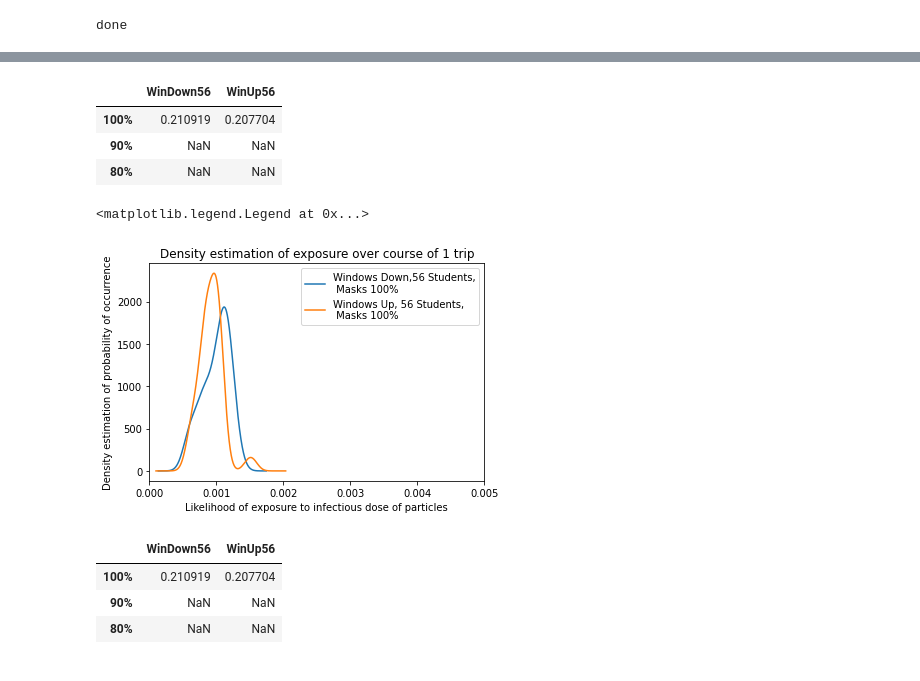
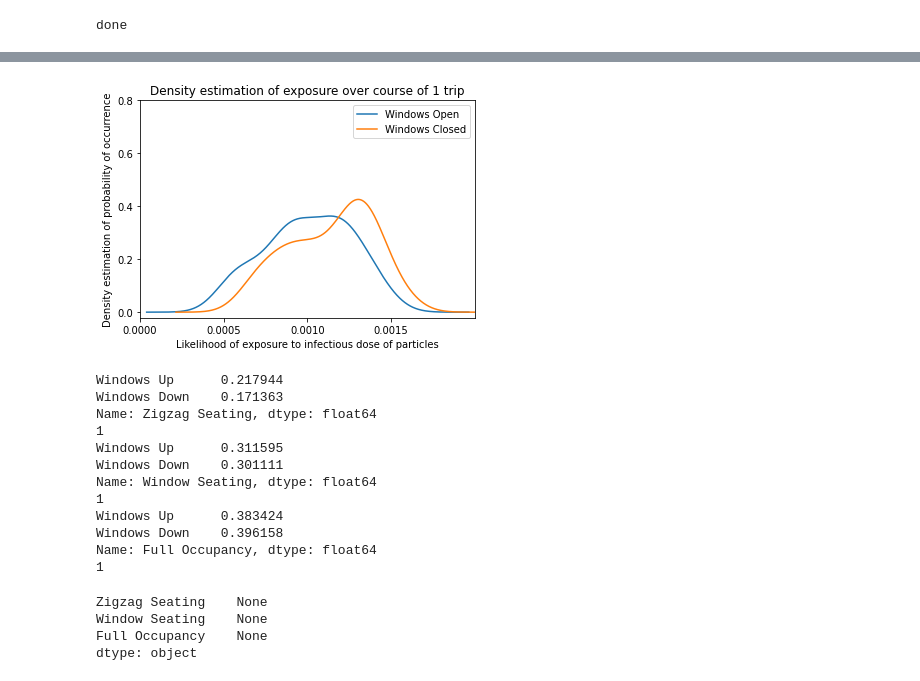
Before and after one commit to SonglingLu/OneRoomABM, a Jupyter notebook: notebooks/paper_functions_viz.ipynb, the cells around one changed output, grey strips where cells are left out. Drawn from its saved outputs; the diff is of its cells as text; code cells hidden in the pictures.

```diff
--- a/notebooks/paper_functions_viz.ipynb
+++ b/notebooks/paper_functions_viz.ipynb
@@ -529,42 +524,63 @@ out_df.index = ['100%', '90%', '80%'] # mask wearing rate
-# %%
-out_df
-# %% [output]
-|  | WinDown56 | WinUp56 |
-| 100% | 0.210919 | 0.207704 |
-| 90% | NaN | NaN |
-| 80% | NaN | NaN |
 # %%
 
 pd.Series(bus_trip_array[0]).plot.kde()
 pd.Series(bus_trip_array[1]).plot.kde()
 # pd.Series(bus_trip_array[2]).plot.kde()
-# pd.Series(bus_trip_array[3]).plot.kde()
+
+# # pd.Series(bus_trip_array[3]).plot.kde()
+# pd.Series(bus_trip_array[4]).plot.kde()
+# pd.Series(bus_trip_array[5]).plot.kde()
+
 ax = plt.gca()
 plt.title('Density estimation of exposure over course of 1 trip')
-plt.xlim(0, .005)
+plt.xlim(0, .002)
+plt.xticks(np.arange(0, .002, .0005))
+
+plt.yticks(np.arange(0, 3500, 700), np.arange(0, 3500, 700) / 3500)
+
 # rescale y axis to be % based
 plt.xlabel('Likelihood of exposure to infectious dose of particles')
 plt.ylabel('Density estimation of probability of occurrence')
-
-legend_array = ['Windows Down,56 Students,\n Masks 100%', 'Windows Up, 56 Students,\n Masks 100%']#, 'Windows Down,56 Students Masks 90%', 'Windows Down,56 Students Masks 80%']
+legend_array = ['Windows Open', 'Windows Closed']
+# legend_array = ['Windows Down,56 Students Masks 100%', 'Windows Down,56 Students Masks 90%', 'Windows Down,56 Students Masks 80%',
+#                'Windows Up,56 Students Masks 100%', 'Windows Up,56 Students Masks 90%', 'Windows Up,56 Students Masks 80%']
 plt.legend(legend_array)
+plt.savefig('window_curve.png', dpi=300)
 # plt.legend(['Windows Down,56 Students,Masks = 100%', 'Windows Down,56 Students,Masks = 90%', 'Windows Down,56 Students, Masks = 80%'])
 # %% [output]
-<matplotlib.legend.Legend at 0x...>
-[figure, old version]
+[figure, new version]
 # %%
 # plot windows :dONE:
 # %%
 # plot seating pattern diff
 # %%
 final_df = pd.DataFrame(out_array)
-# final_df.columns =['WinUp28', 'WinUp56', 'WinDown28', 'WinDown56']
+# col =['WinUp28', 'WinUp56', 'WinDown28', 'WinDown56']
 # final_df.index = ['100%', '90%', '80%'] # mask wearing rate
-final_df.columns = out_df.columns
-final_df.index = out_df.index
-final_df
+final_df.columns = ['Windows Up', 'Windows Down']
+final_df.index = ['Zigzag Seating', 'Window Seating', 'Full Occupancy']
+
+
+def aply(elem):
+
+
+
+out_df = final_df.apply(aply)
+out_df
 # %% [output]
-|  | WinDown56 | WinUp56 |
-| 100% | 0.210919 | 0.207704 |
-| 90% | NaN | NaN |
-| 80% | NaN | NaN |
+Windows Up      0.217944
+Windows Down    0.171363
+Name: Zigzag Seating, dtype: float64
+1
+Windows Up      0.311595
+Windows Down    0.301111
+Name: Window Seating, dtype: float64
+1
+Windows Up      0.383424
+Windows Down    0.396158
+Name: Full Occupancy, dtype: float64
+1
+Zigzag Seating    None
+Window Seating    None
+Full Occupancy    None
+dtype: object
```
Also changed, not shown: parts of 13 cells of this notebook, 13 other files.
